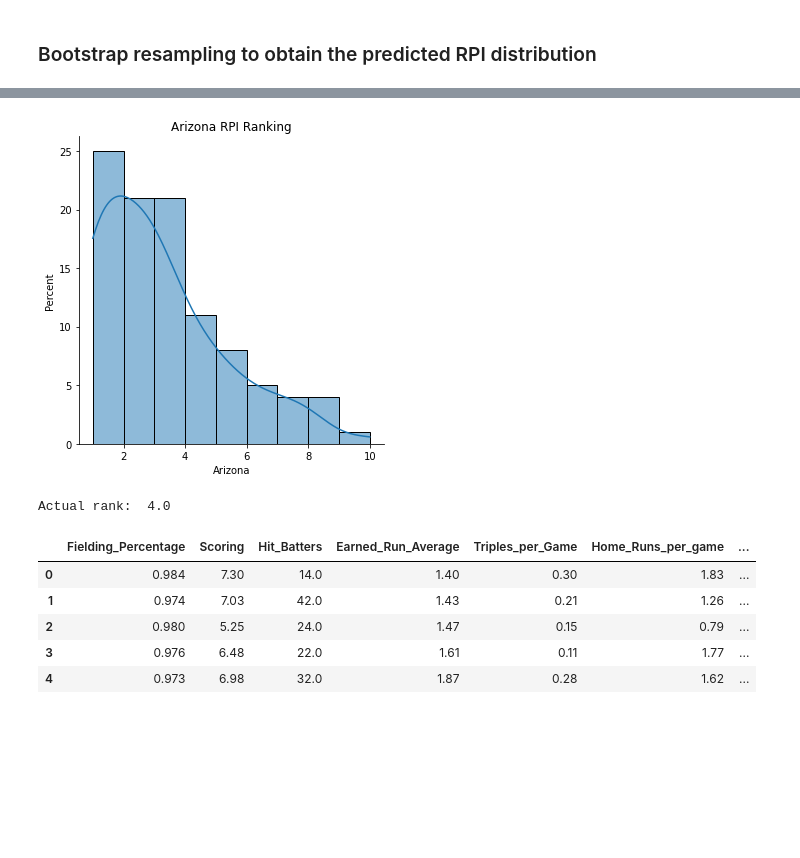
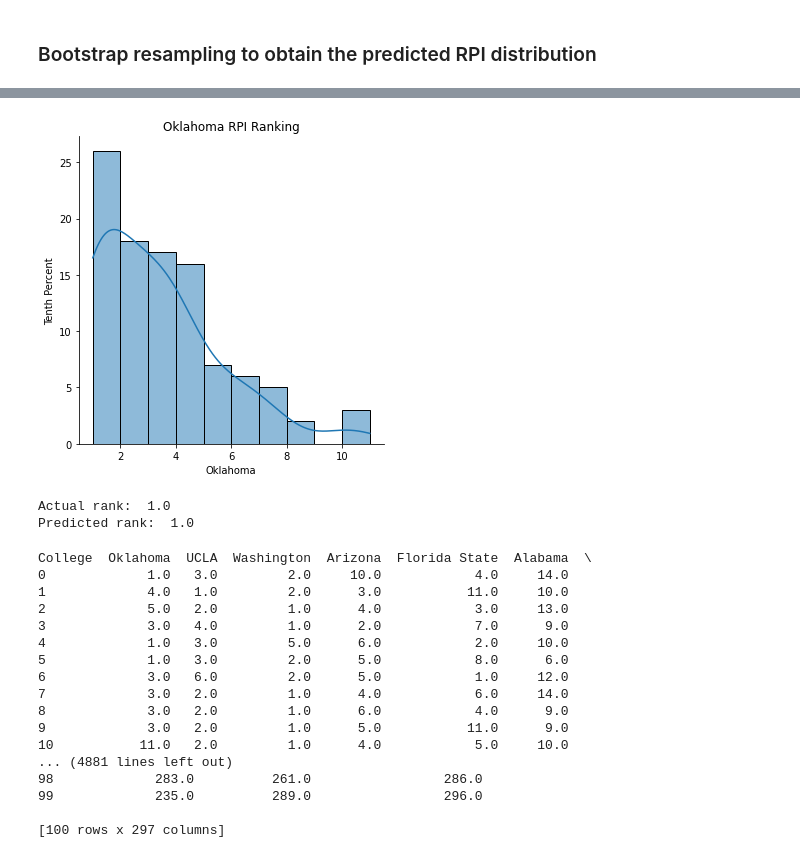
Before and after one commit to koeunlim/Capstone_Softball, a Jupyter notebook: 05-1_NCAA_Softball_Model1_XGBoost_RPI_famd.ipynb, the cells around one changed output, grey strips where cells are left out. Cells and saved outputs as stored; diff of their text form; code cells hidden in the pictures; blank space fills up the shorter version.

Commit message:
update xgboost model

```diff
--- a/05-1_NCAA_Softball_Model1_XGBoost_RPI_famd.ipynb
+++ b/05-1_NCAA_Softball_Model1_XGBoost_RPI_famd.ipynb
@@ -134,13 +163,14 @@ params = {
     'colsample_bytree': [0.6, 0.8, 1.0],
     'max_depth': [3, 4, 5],
     'n_estimators': [100, 200, 300],
-    'random_state' :[1]
+    'random_state' :[1],
+    'tweedie_variance_power':[1.4, 1.5, 1.6, 1.7, 1.8, 1.9, 2]
 }
 
-xg_reg = xgb.XGBRegressor(objective ='reg:squarederror',nthread= -1,gpu_id=-1)
+xg_reg = xgb.XGBRegressor(objective ='reg:tweedie',nthread= -1,gpu_id=-1)
 # %%
 folds = 5
-param_comb = 100
+param_comb = 10
 
 random_search1 = RandomizedSearchCV(
     xg_reg,
@@ -149,11 +179,11 @@ random_search1 = RandomizedSearchCV(
     scoring='neg_root_mean_squared_error',
     n_jobs=-1,
     cv=folds,
-    verbose=4
+    verbose=1,
 )
 
 # Here we go
 start_time = timer(None) # timing starts from this point for "start_time" variable
-random_search1.fit(X_train,y_train)
+random_search1.fit(X_train,y_train,sample_weight = w)
 timer(start_time) # timing ends here for "start_time" variable
 # %% [output]
@@ -287,14 +312,27 @@ XGBRegressor(base_score=0.5, booster='gbtree', colsample_bylevel=1,
 # %%
 best_xgbmodel = random_search1.best_estimator_
+best_xgbmodel.fit(X_train,y_train,sample_weight = w)
+fname = 'XGBoost_RPI/xgbmodel_rpi.obj'
+file = open(fname,'wb')
+pickle.dump(best_xgbmodel,file)
 # %%
 # boostrap resampling to generate prediction probability
 n_bootstrap = 100
+best_xgbmodel_i = random_search1.best_estimator_
 
+y_ex = y_test
+X_ex = pd.DataFrame(X_test)
+df_y_ex = pd.DataFrame()
 for i_b in range(n_bootstrap):
     idx_resample =  resample(range(len(y_train)), replace=True, n_samples=len(y_train))
     X_i = X_train.iloc[idx_resample]
     y_i = y_train.iloc[idx_resample]
-    best_xgbmodel.fit(X_i,y_i)
-    fname_i = 'XGBoost_RPI/xgbmodel_rpi_bs_' + str(i_b) + '.obj'
-    file_i = open(fname_i,'wb')
-    pickle.dump(best_xgbmodel,file_i)
+    w_i = w.iloc[idx_resample]
+    best_xgbmodel_i.fit(X_i,y_i,sample_weight = w_i)
+    y_ex_est = pd.Series(best_xgbmodel_i.predict(X_ex))
+    df_y_ex = df_y_ex.append(y_ex_est,ignore_index = True)
+    #fname_i = 'XGBoost_RPI/xgbmodel_rpi_bs_' + str(i_b) + '.obj'
+    #file_i = open(fname_i,'wb')
+    #pickle.dump(best_xgbmodel,file_i)
+
+df_y_ex.columns = X_College_2019
@@ -336,21 +359,34 @@ College  Oklahoma  UCLA  Washington  Arizona  Florida State  Alabama  \
 # %%
-idx_ex = 3
+idx_ex = 0
 college = df_y_rank.columns[idx_ex]
 bins = int(np.max(df_y_rank[college]) - np.min(df_y_rank[college]))
 sn.displot(data=df_y_rank,x=college,kde=True,bins=bins)
 plt.title(college + ' RPI Ranking')
-plt.ylabel('Percent')
+plt.ylabel('Tenth Percent')
 plt.show()
 print('Actual rank: ', y_ex[idx_ex])
+print('Predicted rank: ',df_y_rank[college].value_counts().idxmax())
 # %% [output]
-[figure, old version]
+[figure, new version]
-Actual rank:  4.0
+Actual rank:  1.0
+Predicted rank:  1.0
 # %%
-X_2019.head()
+df_y_rank
 # %% [output]
-|  | Fielding_Percentage | Scoring | Hit_Batters | Earned_Run_Average | Triples_per_Game | Home_Runs_per_game | ... |
-| 0 | 0.984 | 7.30 | 14.0 | 1.40 | 0.30 | 1.83 | ... |
-| 1 | 0.974 | 7.03 | 42.0 | 1.43 | 0.21 | 1.26 | ... |
-| 2 | 0.980 | 5.25 | 24.0 | 1.47 | 0.15 | 0.79 | ... |
-| 3 | 0.976 | 6.48 | 22.0 | 1.61 | 0.11 | 1.77 | ... |
-| 4 | 0.973 | 6.98 | 32.0 | 1.87 | 0.28 | 1.62 | ... |
+College  Oklahoma  UCLA  Washington  Arizona  Florida State  Alabama  \
+0             1.0   3.0         2.0     10.0            4.0     14.0
+1             4.0   1.0         2.0      3.0           11.0     10.0
+2             5.0   2.0         1.0      4.0            3.0     13.0
+3             3.0   4.0         1.0      2.0            7.0      9.0
+4             1.0   3.0         5.0      6.0            2.0     10.0
+5             1.0   3.0         2.0      5.0            8.0      6.0
+6             3.0   6.0         2.0      5.0            1.0     12.0
+7             3.0   2.0         1.0      4.0            6.0     14.0
+8             3.0   2.0         1.0      6.0            4.0      9.0
+9             3.0   2.0         1.0      5.0           11.0      9.0
+10           11.0   2.0         1.0      4.0            5.0     10.0
+... (4881 lines left out)
+98             283.0          261.0                 286.0
+99             235.0          289.0                 296.0
+
+[100 rows x 297 columns]
```
Also changed, not shown: parts of 23 cells of this notebook, 5 other files.
